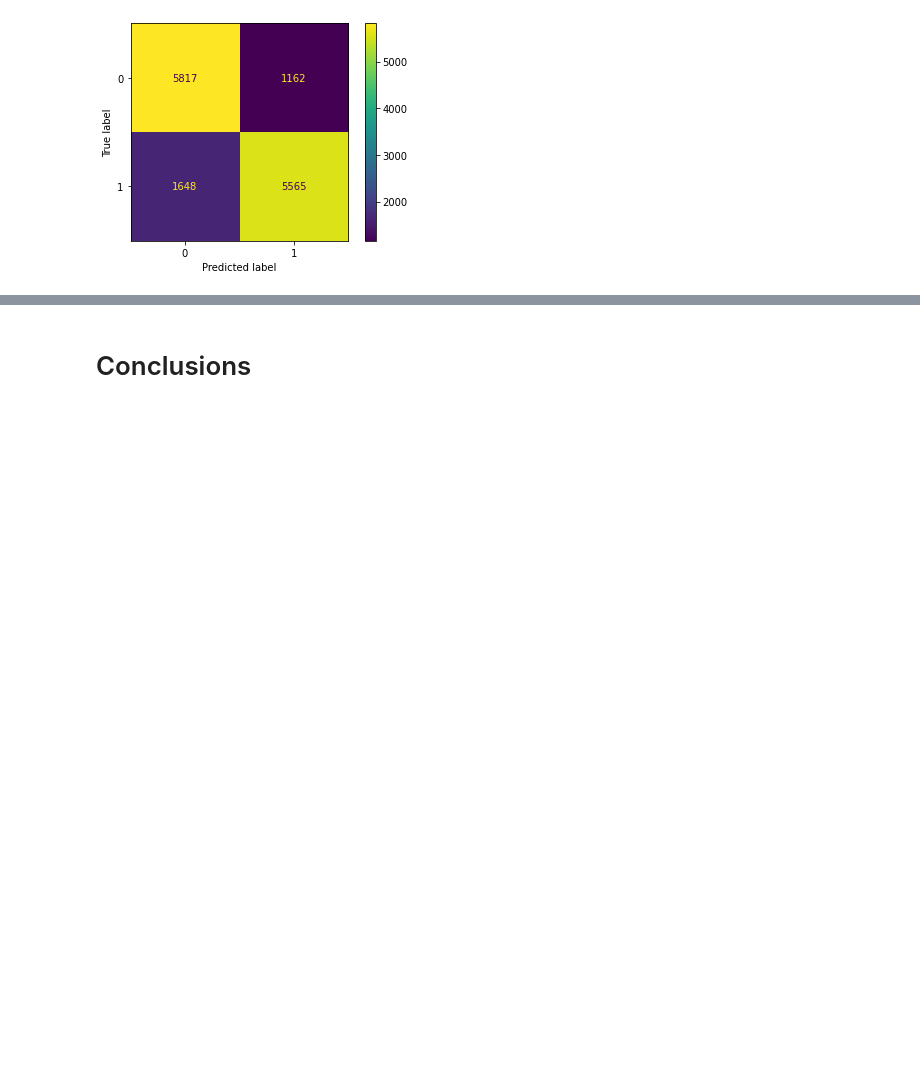
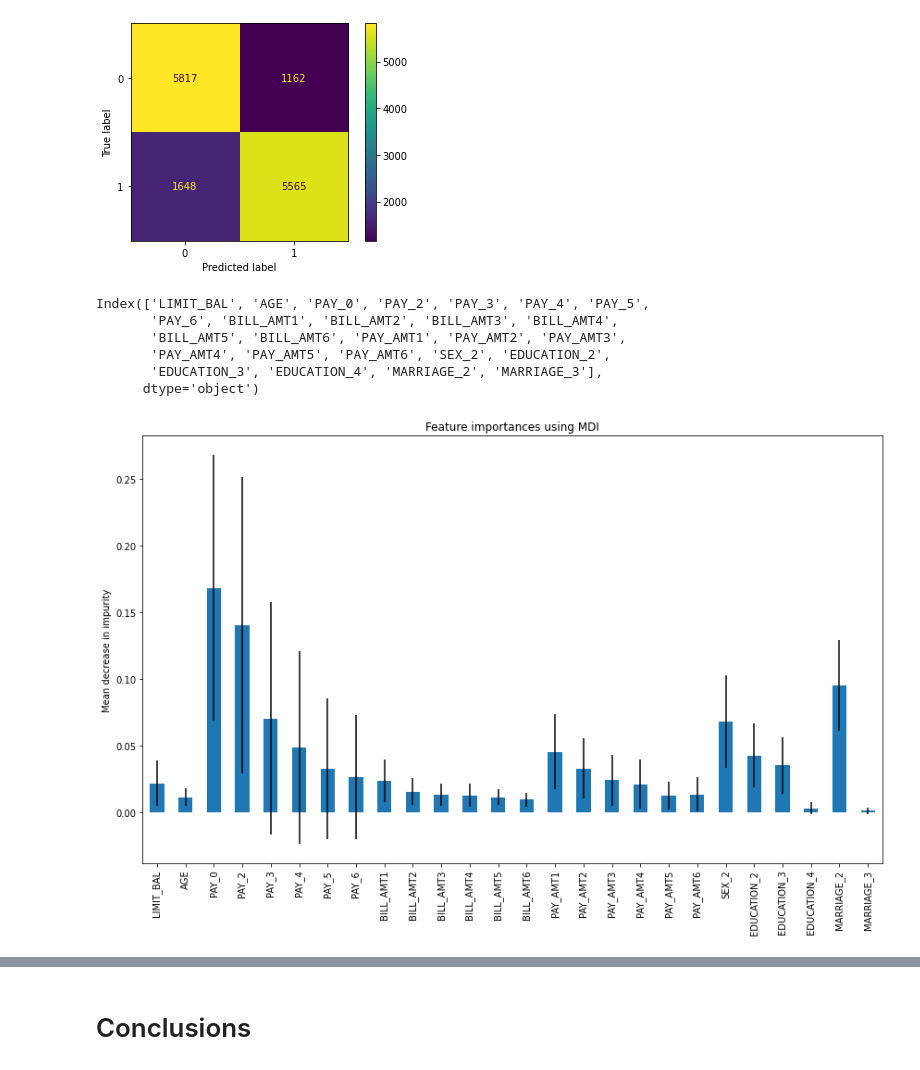
Before and after one commit to akmal1994/Capstone---Classification, a Jupyter notebook: Credit_Card_Default_Prediction_Capstone_Project.ipynb, the cells around one changed output, grey strips where cells are left out. Drawn from its saved outputs; the diff is of its cells as text; code cells hidden in the pictures; blank space fills up the shorter version.

```diff
--- a/Credit_Card_Default_Prediction_Capstone_Project.ipynb
+++ b/Credit_Card_Default_Prediction_Capstone_Project.ipynb
@@ -968,3 +960,31 @@ plot_confusion_matrix(xgb_model, X_test, y_test);
 # %% [output]
 Confusion metrix for Logistic regression
 [figure]
+# %%
+cols = X.columns
+cols
+# %% [output]
+Index(['LIMIT_BAL', 'AGE', 'PAY_0', 'PAY_2', 'PAY_3', 'PAY_4', 'PAY_5',
+       'PAY_6', 'BILL_AMT1', 'BILL_AMT2', 'BILL_AMT3', 'BILL_AMT4',
+       'BILL_AMT5', 'BILL_AMT6', 'PAY_AMT1', 'PAY_AMT2', 'PAY_AMT3',
+       'PAY_AMT4', 'PAY_AMT5', 'PAY_AMT6', 'SEX_2', 'EDUCATION_2',
+       'EDUCATION_3', 'EDUCATION_4', 'MARRIAGE_2', 'MARRIAGE_3'],
+      dtype='object')
+# %%
+# To check the feature importance of Random Forest Model
+"""
+feature_importances_ are computed as the mean and standard deviation of accumulation of the impurity decrease within each tree.
+"""
+cols = X.columns
+feature_names = [i for i in cols]
+importances = rf_model.feature_importances_
+std = np.std([tree.feature_importances_ for tree in rf_model.estimators_], axis=0)
+forest_importances = pd.Series(importances, index=feature_names)
+
+fig, ax = plt.subplots()
+forest_importances.plot.bar(yerr=std, ax=ax, figsize=(12,8))
+ax.set_title("Feature importances using MDI")
+ax.set_ylabel("Mean decrease in impurity")
+fig.tight_layout()
+# %% [output]
+[figure, added]
```
Also changed, not shown: parts of 7 cells of this notebook.
